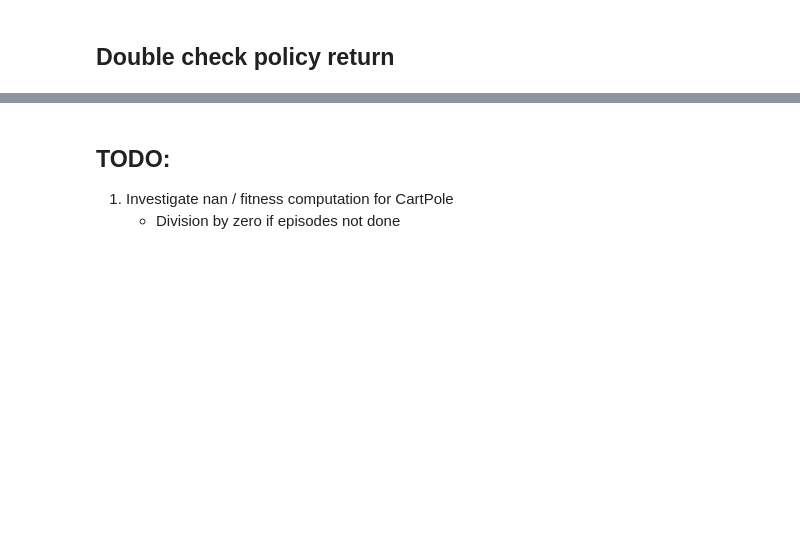
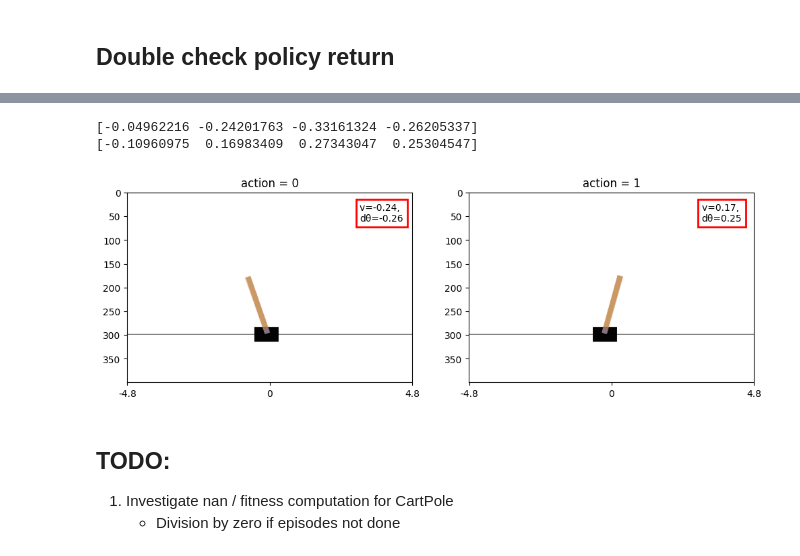
Before and after one commit to lupuandr/explainable-policies, a Jupyter notebook: notebooks/MPD_CartPole.ipynb, the cells around one changed output, grey strips where cells are left out. Saved outputs shown, nothing was run; the diff lists cells and outputs as text; code cells hidden in the pictures; blank space fills up the shorter version.

```diff
--- a/notebooks/MPD_CartPole.ipynb
+++ b/notebooks/MPD_CartPole.ipynb
@@ -203,6 +23,13 @@ def make_train(config):
 ## Setup
 # %%
 from evosax import OpenES, ParameterReshaper
+
+env_name = "CartPole-v1"
+env, env_params = gymnax.make(env_name)
+env = FlattenObservationWrapper(env)
+env = LogWrapper(env)
+
+n_actions = env.action_space(env_params).n
 
 config = {
     "LR": 5e-2,  # 5e-3      # 2.5e-2 to 5e-2 brings BC loss to ~0 for UPDATE_EPOCHS=10 and up to 100 states/action
@@ -212,7 +39,22 @@ config = {
     "MAX_GRAD_NORM": 0.5,
     "ACTIVATION": "relu",
     "WIDTH" : 64,
-    "ENV_NAME": "CartPole-v1",
+    "ENV_NAME": env_name,
     "ANNEAL_LR": True,
     "GREEDY_ACT": True,  # Whether to use greedy act in env or sample
 }
+
+es_config = {
+    "popsize": 500,  # Num of candidates
+    "dataset_size": n_actions * 1, #10 #20000,  # Num of (s,a) pairs (split evenly across actions)
+    "rollouts_per_candidate": 2,  #32 Num of BC policies trained per candidate
+    "n_generations": 10,
+    "log_interval": 1,
+}
+
+params = jnp.zeros(
+    (es_config["dataset_size"], *env.observation_space(env_params).shape)
+)
+param_reshaper = ParameterReshaper(params)
+
+rng = jax.random.PRNGKey(0)
@@ -414,7 +258,10 @@ final_dataset
 # %%
 train_state = out["runner_state"][0]
 # Note: if multiple rollouts / candidate, pick first rollout
-f = lambda x : x[best_idx[0], best_idx[1], 0]
+if len(jax.devices()) > 1:
+    f = lambda x : x[best_idx[0], best_idx[1], 0]
+else:
+    f = lambda x : x[best_idx, 0]
 best_params = jax.tree_util.tree_map(f, train_state.params)
 
 best_ret = returns[best_idx]
@@ -533,18 +301,24 @@ def render_cartpole(state, env_params):
 # %%
+from policy_distillation.render import render_cartpole as render_fn
+
 fig, ax = plt.subplots(1,2, figsize=(12,8))
 
 for i, synth_state in enumerate(final_dataset):
-    img = render_cartpole(synth_state, env_params)
+    img = render_fn(synth_state, env_params)
     ax[i].imshow(img, label="hello")
     ax[i].set_title(f"action = {action_labels[i]}")
 
     x_dot = synth_state[1].item()
     theta_dot = synth_state[3].item()
 
     print(synth_state)
 
     ax[i].set_xticks([0, 600/2, 600], [-4.8, 0, 4.8])
     ax[i].text(490, 60, f"v={x_dot:.2f}, \ndθ={theta_dot:.2f}", bbox=dict(fill=False, edgecolor='red', linewidth=2))
+# %% [output]
+[-0.04962216 -0.24201763 -0.33161324 -0.26205337]
+[-0.10960975  0.16983409  0.27343047  0.25304547]
+[figure, added]
 # %% [markdown]
 ## TODO:
 
```
Also changed, not shown: parts of 19 cells of this notebook, 3 other files.
